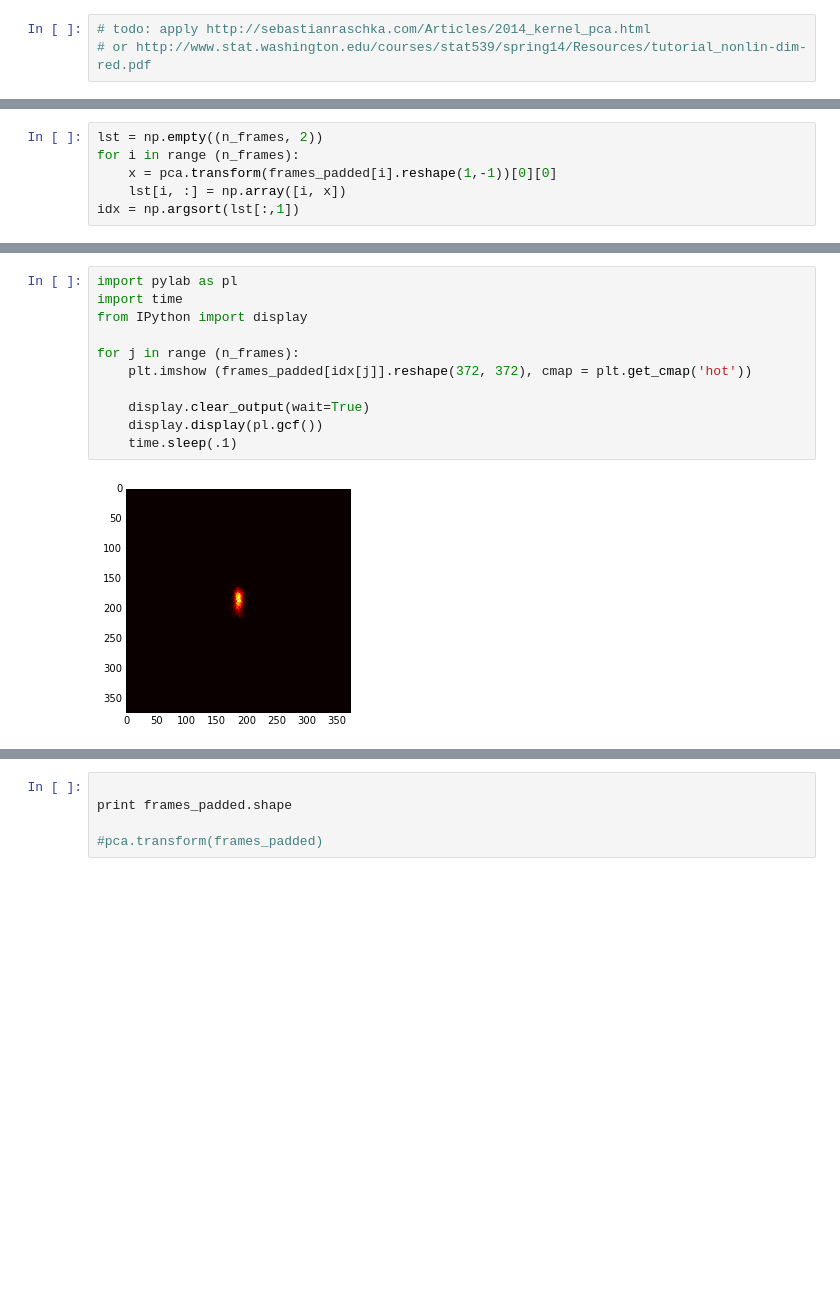
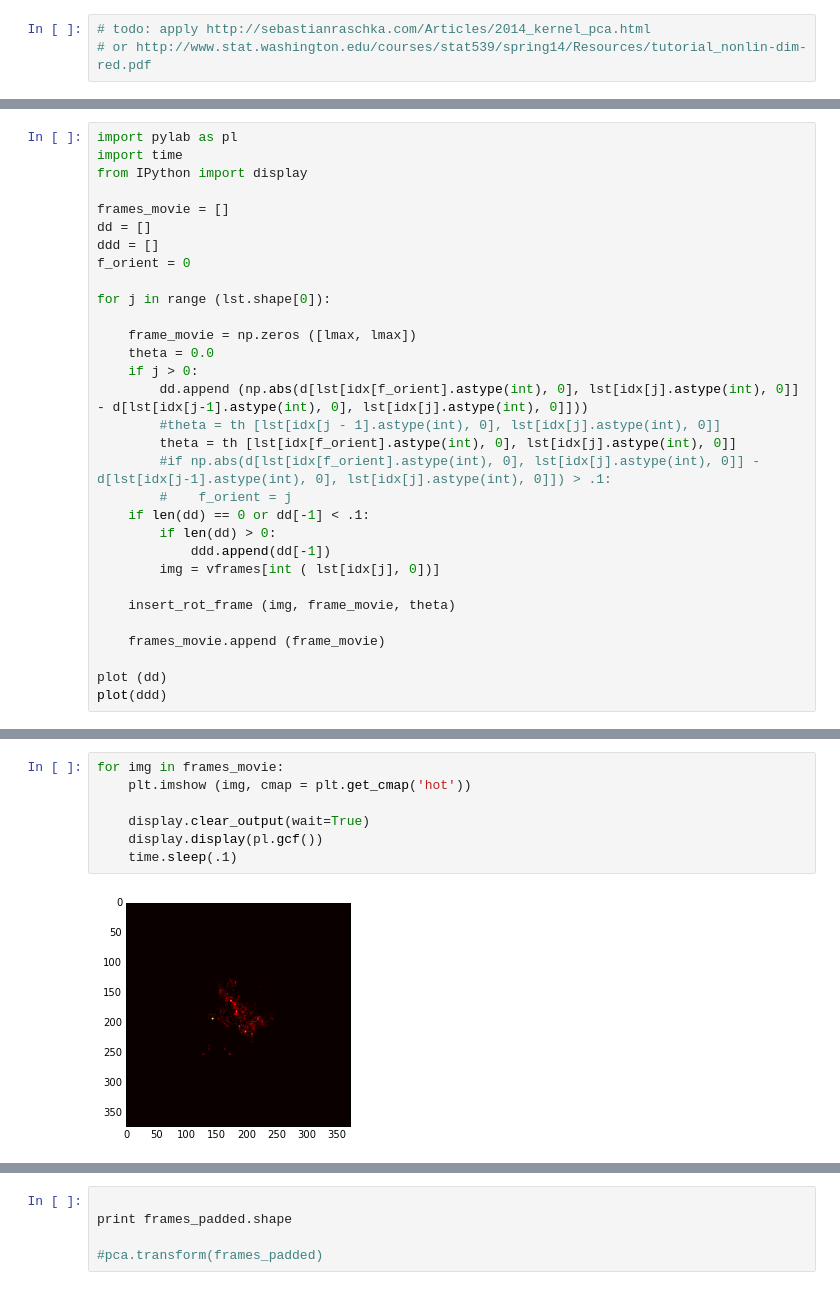
Before and after one commit to MohsenSadeghi/Super-resolution, a Jupyter notebook: notebook.ipynb, the cells around one changed output, grey strips where cells are left out. Saved outputs shown, nothing was run; the diff lists cells and outputs as text; blank space fills up the shorter version.

```diff
--- a/notebook.ipynb
+++ b/notebook.ipynb
@@ -144,6 +279,0 @@ plot(res[:,0], res[:,1], marker='.', linewidth=0)
-# %%
-lst = np.empty((n_frames, 2))
-for i in range (n_frames):
-    x = pca.transform(frames_padded[i].reshape(1,-1))[0][0]
-    lst[i, :] = np.array([i, x])
-idx = np.argsort(lst[:,1])
@@ -149,0 +317,31 @@ idx = np.argsort(lst[:,1])
+# %%
+import pylab as pl
+import time
+from IPython import display
+
+frames_movie = []
+dd = []
+ddd = []
+f_orient = 0
+
+for j in range (lst.shape[0]):
+
+    frame_movie = np.zeros ([lmax, lmax])
+    theta = 0.0
+    if j > 0:
+        dd.append (np.abs(d[lst[idx[f_orient].astype(int), 0], lst[idx[j].astype(int), 0]] - d[lst[idx[j-1].astype(int), 0], lst[idx[j].astype(int), 0]]))
+        #theta = th [lst[idx[j - 1].astype(int), 0], lst[idx[j].astype(int), 0]]
+        theta = th [lst[idx[f_orient].astype(int), 0], lst[idx[j].astype(int), 0]]
+        #if np.abs(d[lst[idx[f_orient].astype(int), 0], lst[idx[j].astype(int), 0]] - d[lst[idx[j-1].astype(int), 0], lst[idx[j].astype(int), 0]]) > .1:
+        #    f_orient = j
+    if len(dd) == 0 or dd[-1] < .1:
+        if len(dd) > 0:
+            ddd.append(dd[-1])
+        img = vframes[int ( lst[idx[j], 0])]
+
+    insert_rot_frame (img, frame_movie, theta)
+
+    frames_movie.append (frame_movie)
+
+plot (dd)
+plot(ddd)
@@ -150,13 +351,9 @@ idx = np.argsort(lst[:,1])
 # %%
-import pylab as pl
-import time
-from IPython import display
-
-for j in range (n_frames):
-    plt.imshow (frames_padded[idx[j]].reshape(372, 372), cmap = plt.get_cmap('hot'))
+for img in frames_movie:
+    plt.imshow (img, cmap = plt.get_cmap('hot'))
 
     display.clear_output(wait=True)
     display.display(pl.gcf())
     time.sleep(.1)
 # %% [output]
-[figure, old version]
+[figure, new version]
```
Also changed, not shown: parts of 28 cells of this notebook.
